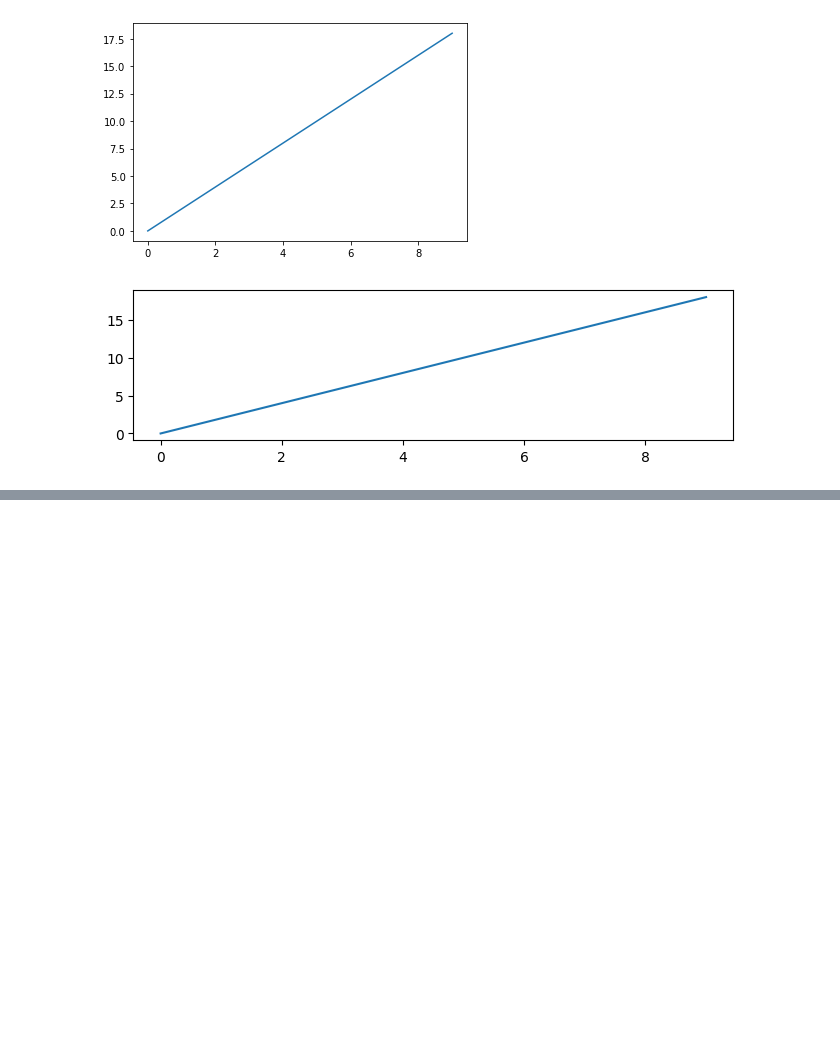
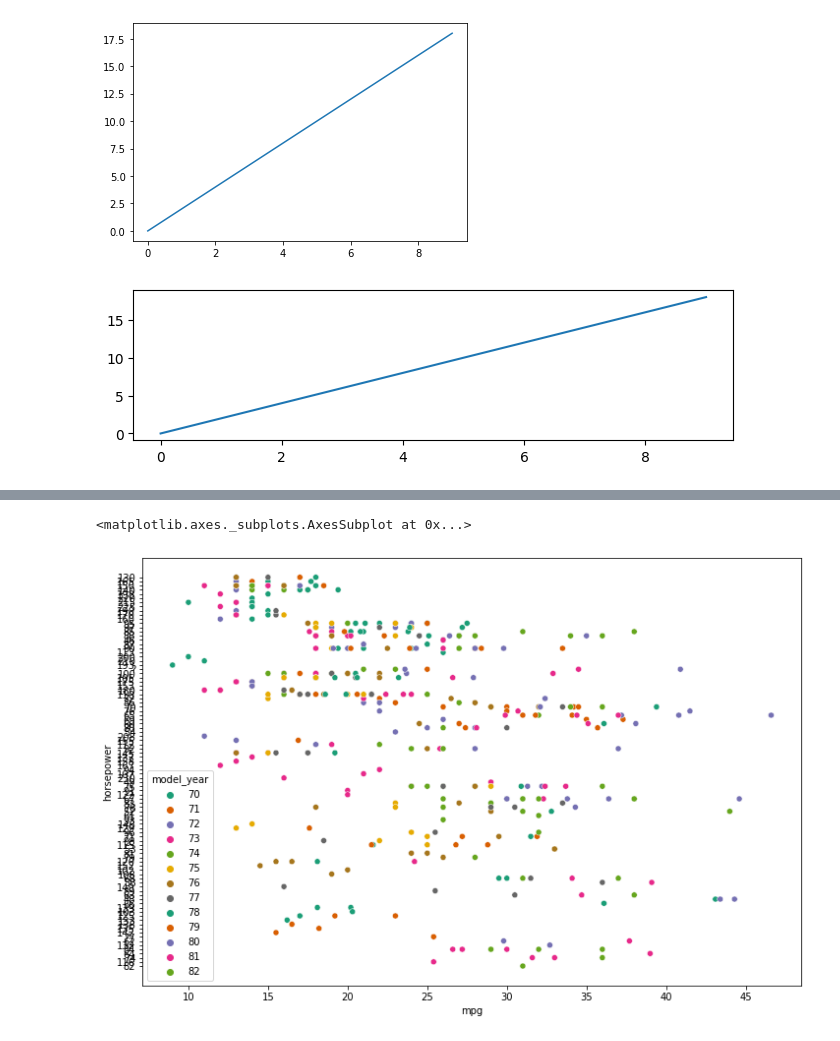
Before and after one commit to exson6969/Breast_cancer, a Jupyter notebook: ML_Learning.ipynb, the cells around one changed output, grey strips where cells are left out. Cells and saved outputs as stored; diff of their text form; code cells hidden in the pictures; blank space fills up the shorter version.

```diff
--- a/ML_Learning.ipynb
+++ b/ML_Learning.ipynb
@@ -437 +442,7 @@ axes[1].plot(a,b)
+# %%
+plt.figure(figsize=(12,8))
+sns.scatterplot(x= 'mpg', y = 'horsepower', data = df, hue = 'model_year' , palette = 'Dark2')
+# %% [output]
+<matplotlib.axes._subplots.AxesSubplot at 0x...>
+[figure, added]
 # %%
```
Also changed, not shown: parts of 7 cells of this notebook.
